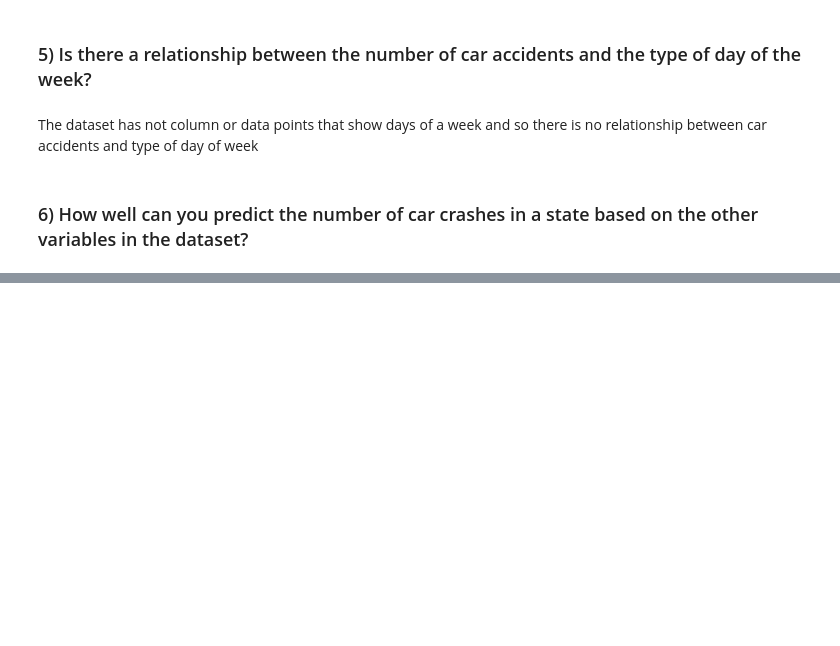
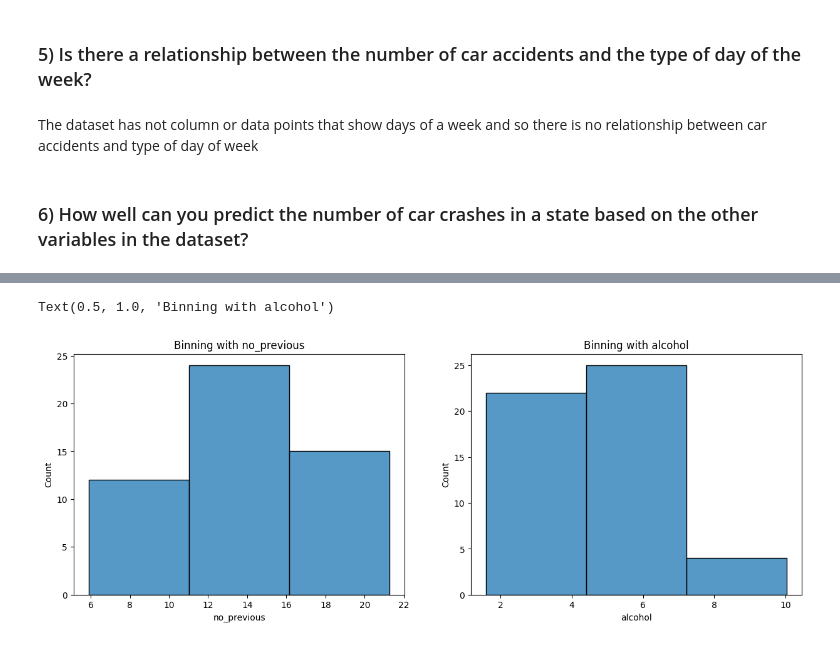
Before and after one commit to MugaRay/Data-Science-2b, a Jupyter notebook: prac_2b.ipynb, the cells around one changed output, grey strips where cells are left out. Cells and saved outputs as stored; diff of their text form; code cells hidden in the pictures; blank space fills up the shorter version.

```diff
--- a/prac_2b.ipynb
+++ b/prac_2b.ipynb
@@ -81,0 +129,12 @@ The dataset has not column or data points that show days of a week and so there
+# %%
+
+fig, axis =  plt.subplots(ncols=2, figsize=(15,5))
+
+sns.histplot(df, x="no_previous", bins=3, ax=axis[0])
+axis[0].set_title("Binning with no_previous")
+
+sns.histplot(df, x="alcohol", bins=3, ax=axis[1])
+axis[1].set_title("Binning with alcohol")
+# %% [output]
+Text(0.5, 1.0, 'Binning with alcohol')
+[figure, added]
```
Also changed, not shown: parts of 9 cells of this notebook.
